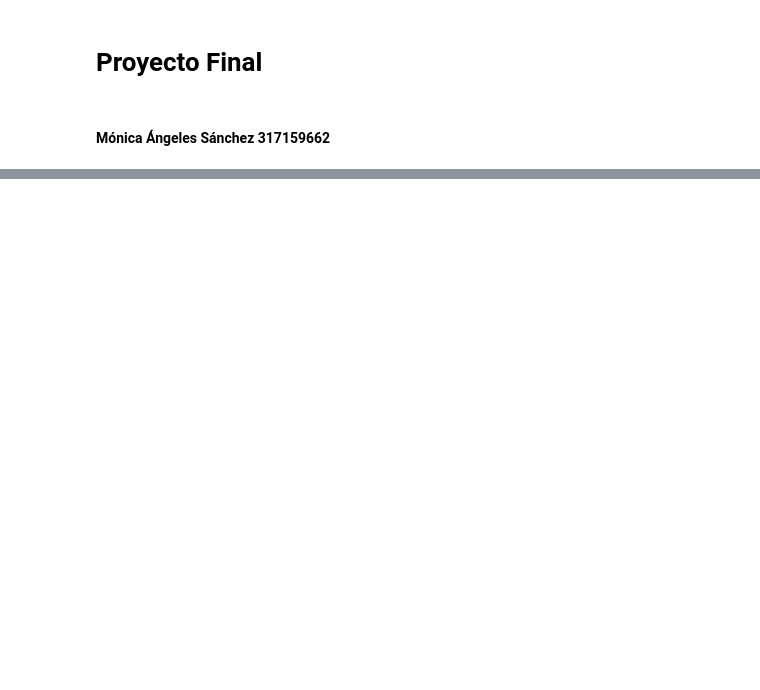
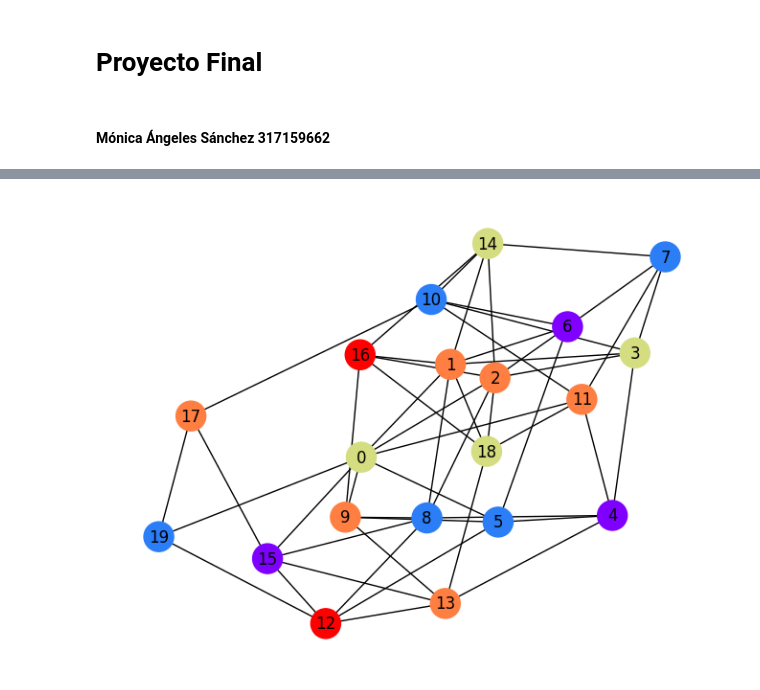
Before and after one commit to Monica281/IDO, a Jupyter notebook: Proyecto_BusquedaLocal.ipynb, the cells around one changed output, grey strips where cells are left out. Cells and saved outputs as stored; diff of their text form; code cells hidden in the pictures; blank space fills up the shorter version.

```diff
--- a/Proyecto_BusquedaLocal.ipynb
+++ b/Proyecto_BusquedaLocal.ipynb
@@ -164,0 +226,39 @@ dibujar_grafica(matriz_adyacencia, solucion_final)
+# %%
+# EJEMPLO 3
+
+matriz_adyacencia_3 = [
+    [0, 1, 1, 0, 0, 1, 0, 0, 0, 1, 0, 1, 0, 0, 0, 1, 0, 0, 0, 1],
+    [1, 0, 0, 1, 0, 0, 1, 0, 1, 0, 0, 0, 0, 0, 1, 0, 1, 0, 1, 0],
+    [1, 0, 0, 1, 0, 0, 1, 0, 1, 0, 0, 0, 0, 0, 1, 0, 1, 0, 1, 0],
+    [0, 1, 1, 0, 1, 0, 0, 1, 0, 0, 1, 0, 0, 0, 0, 0, 0, 0, 0, 0],
+    [0, 0, 0, 1, 0, 1, 0, 0, 1, 0, 0, 1, 0, 1, 0, 0, 0, 0, 0, 0],
+    [1, 0, 0, 0, 1, 0, 1, 0, 0, 1, 0, 0, 1, 0, 0, 0, 0, 0, 0, 0],
+    [0, 1, 1, 0, 0, 1, 0, 1, 0, 0, 1, 0, 0, 0, 0, 0, 0, 0, 0, 0],
+    [0, 0, 0, 1, 0, 0, 1, 0, 0, 0, 0, 1, 0, 0, 1, 0, 0, 0, 0, 0],
+    [0, 1, 1, 0, 1, 0, 0, 0, 0, 1, 0, 0, 1, 0, 0, 1, 0, 0, 0, 0],
+    [1, 0, 0, 0, 0, 1, 0, 0, 1, 0, 0, 0, 0, 1, 0, 0, 1, 0, 0, 0],
+    [0, 0, 0, 1, 0, 0, 1, 0, 0, 0, 0, 1, 0, 0, 1, 0, 0, 1, 0, 0],
+    [1, 0, 0, 0, 1, 0, 0, 1, 0, 0, 1, 0, 0, 0, 0, 0, 0, 0, 1, 0],
+    [0, 0, 0, 0, 0, 1, 0, 0, 1, 0, 0, 0, 0, 1, 0, 1, 0, 0, 0, 1],
+    [0, 0, 0, 0, 1, 0, 0, 0, 0, 1, 0, 0, 1, 0, 0, 1, 0, 0, 1, 0],
+    [0, 1, 1, 0, 0, 0, 0, 1, 0, 0, 1, 0, 0, 0, 0, 0, 1, 0, 0, 0],
+    [1, 0, 0, 0, 0, 0, 0, 0, 1, 0, 0, 0, 1, 1, 0, 0, 0, 1, 0, 0],
+    [0, 1, 1, 0, 0, 0, 0, 0, 0, 1, 0, 0, 0, 0, 1, 0, 0, 0, 1, 0],
+    [0, 0, 0, 0, 0, 0, 0, 0, 0, 0, 1, 0, 0, 0, 0, 1, 0, 1, 0, 1],
+    [0, 1, 1, 0, 0, 0, 0, 0, 0, 0, 0, 1, 0, 0, 0, 0, 1, 0, 1, 0],
+    [1, 0, 0, 0, 0, 0, 0, 0, 0, 0, 0, 0, 1, 0, 0, 0, 0, 1, 0, 1]
+]
+
+# Definimos el número de vértices
+num_vertices = len(matriz_adyacencia_3)
+
+# Número máximo de iteraciones sin mejora
+num_max_iteraciones_3 = 3000
+
+# Ejecutamos la búsqueda local
+solucion_final_3 = busqueda_local(num_max_iteraciones_3, matriz_adyacencia_3, num_vertices)
+
+# Dibujar la gráfica con la solución final
+dibujar_grafica(matriz_adyacencia_3, solucion_final_3)
+# %% [output]
+[figure, added]
```
Also changed, not shown: parts of 10 cells of this notebook.
